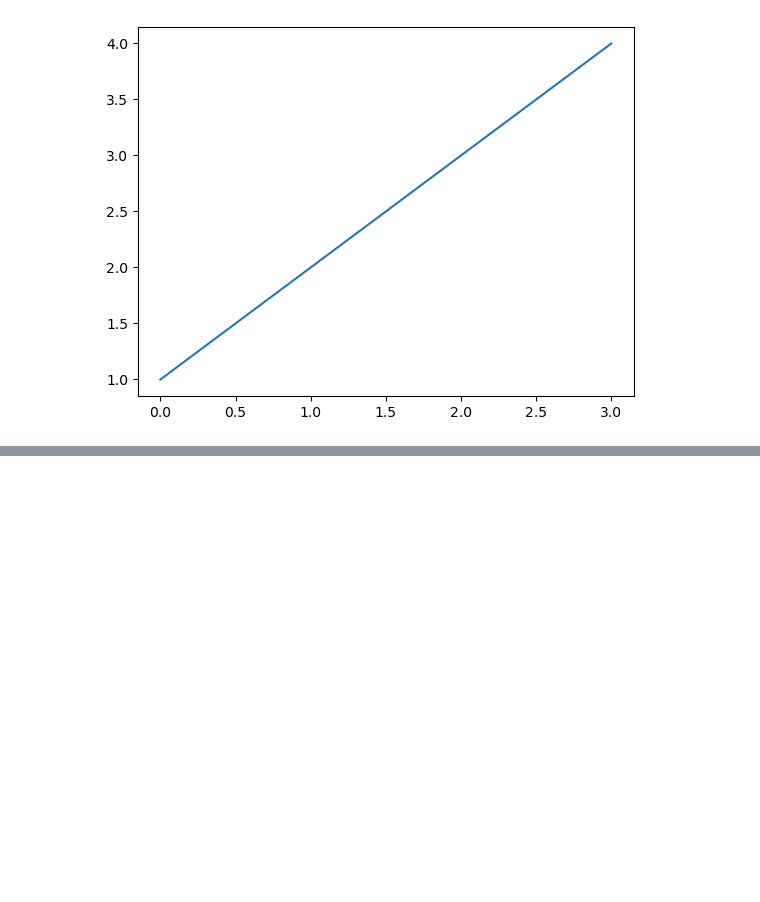
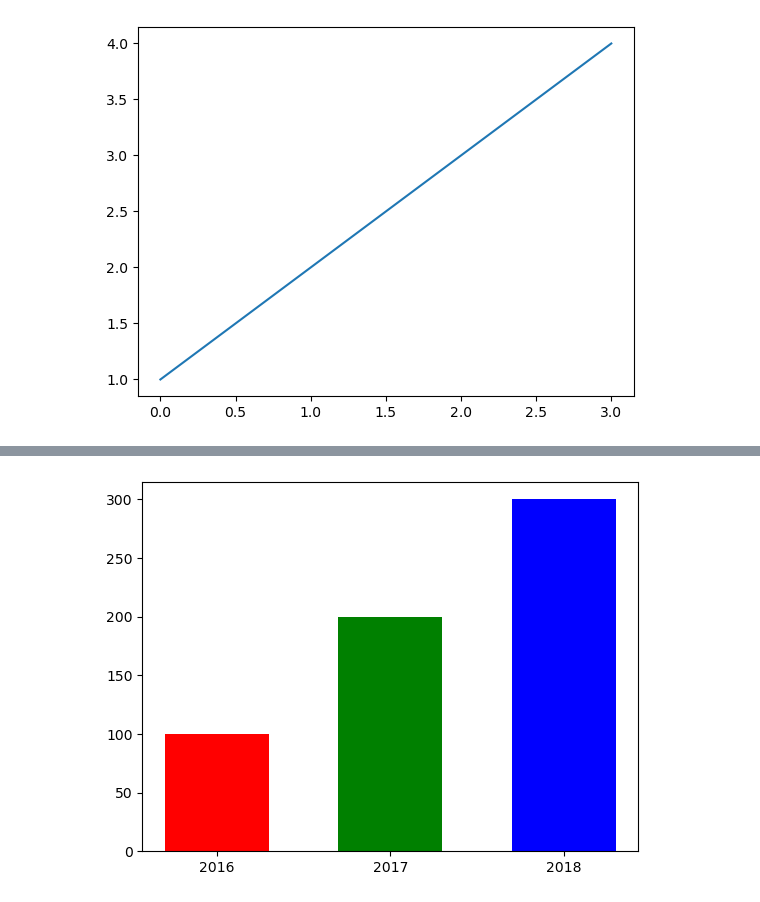
Before and after one commit to Kminseokk/sf3_10_python, a Jupyter notebook: day231116/study03.ipynb, the cells around one changed output, grey strips where cells are left out. Drawn from its saved outputs; the diff is of its cells as text; code cells hidden in the pictures; blank space fills up the shorter version.

```diff
--- a/day231116/study03.ipynb
+++ b/day231116/study03.ipynb
@@ -7,0 +21,10 @@ plt.plot([1,2,3,4])
+# %%
+import numpy as np
+
+x = np.arange(3)
+
+plt.bar(x, [100,200,300], color=['r','g','b'], width=0.6)
+plt.xticks(x, ['2016', '2017','2018'])
+plt.show()
+# %% [output]
+[figure, added]
```
Also changed, not shown: parts of 9 cells of this notebook.
